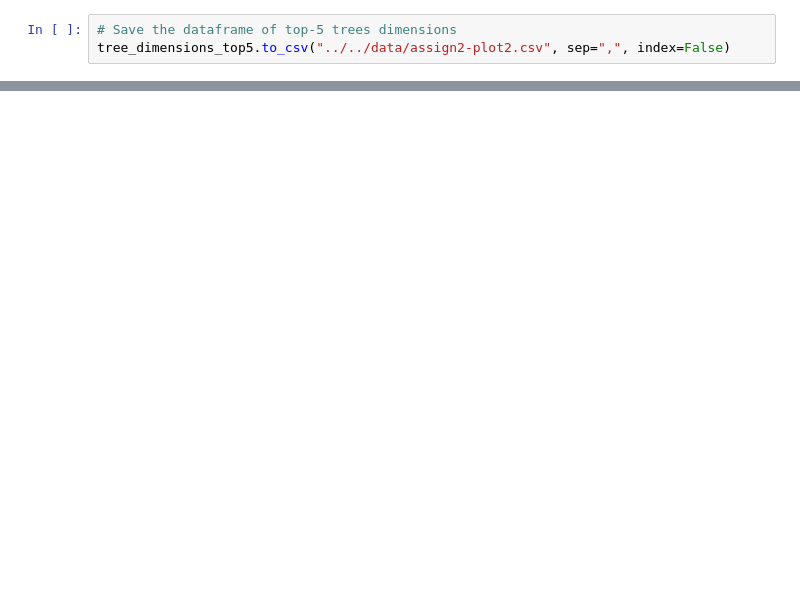
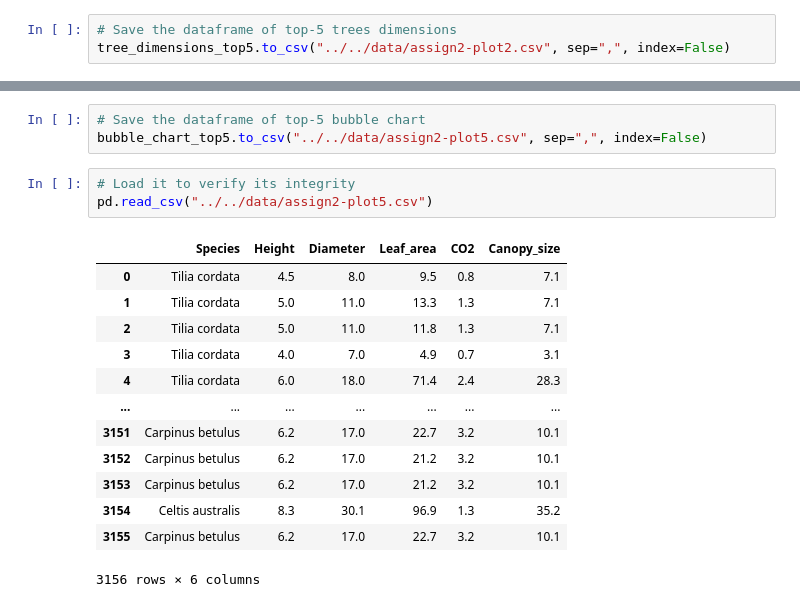
Before and after one commit to Liathan/Liathan.github.io, a Jupyter notebook: py_scripts/notebooks/assignment-2-code.ipynb, the cells around one changed output, grey strips where cells are left out. Cells and saved outputs as stored; diff of their text form; blank space fills up the shorter version.

```diff
--- a/py_scripts/notebooks/assignment-2-code.ipynb
+++ b/py_scripts/notebooks/assignment-2-code.ipynb
@@ -223,0 +273,20 @@ pd.read_csv("../../data/assign2-plot2.csv")
+# %%
+# Save the dataframe of top-5 bubble chart
+bubble_chart_top5.to_csv("../../data/assign2-plot5.csv", sep=",", index=False)
+# %%
+# Load it to verify its integrity
+pd.read_csv("../../data/assign2-plot5.csv")
+# %% [output]
+|  | Species | Height | Diameter | Leaf_area | CO2 | Canopy_size |
+| 0 | Tilia cordata | 4.5 | 8.0 | 9.5 | 0.8 | 7.1 |
+| 1 | Tilia cordata | 5.0 | 11.0 | 13.3 | 1.3 | 7.1 |
+| 2 | Tilia cordata | 5.0 | 11.0 | 11.8 | 1.3 | 7.1 |
+| 3 | Tilia cordata | 4.0 | 7.0 | 4.9 | 0.7 | 3.1 |
+| 4 | Tilia cordata | 6.0 | 18.0 | 71.4 | 2.4 | 28.3 |
+| ... | ... | ... | ... | ... | ... | ... |
+| 3151 | Carpinus betulus | 6.2 | 17.0 | 22.7 | 3.2 | 10.1 |
+| 3152 | Carpinus betulus | 6.2 | 17.0 | 21.2 | 3.2 | 10.1 |
+| 3153 | Carpinus betulus | 6.2 | 17.0 | 21.2 | 3.2 | 10.1 |
+| 3154 | Celtis australis | 8.3 | 30.1 | 96.9 | 1.3 | 35.2 |
+| 3155 | Carpinus betulus | 6.2 | 17.0 | 22.7 | 3.2 | 10.1 |
+3156 rows × 6 columns
```
Also changed, not shown: parts of 21 cells of this notebook, 3 other files.
